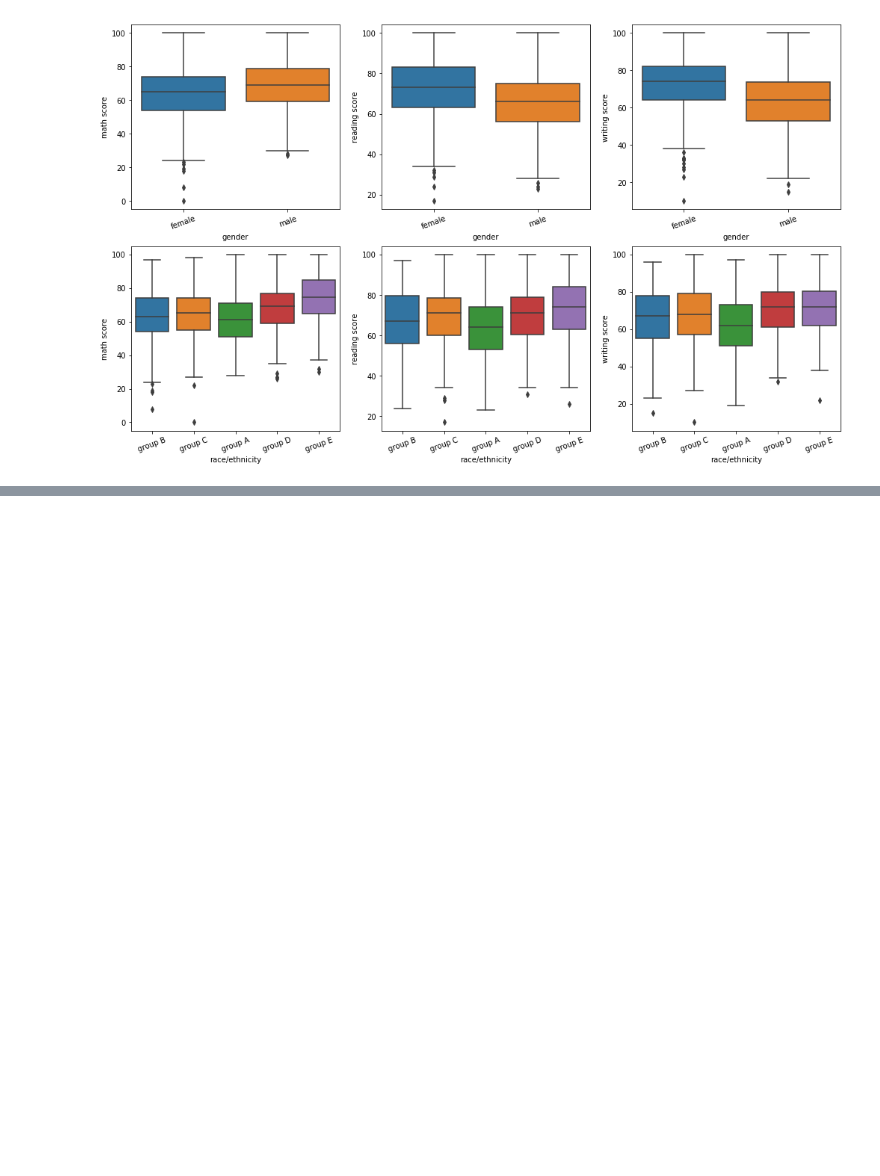
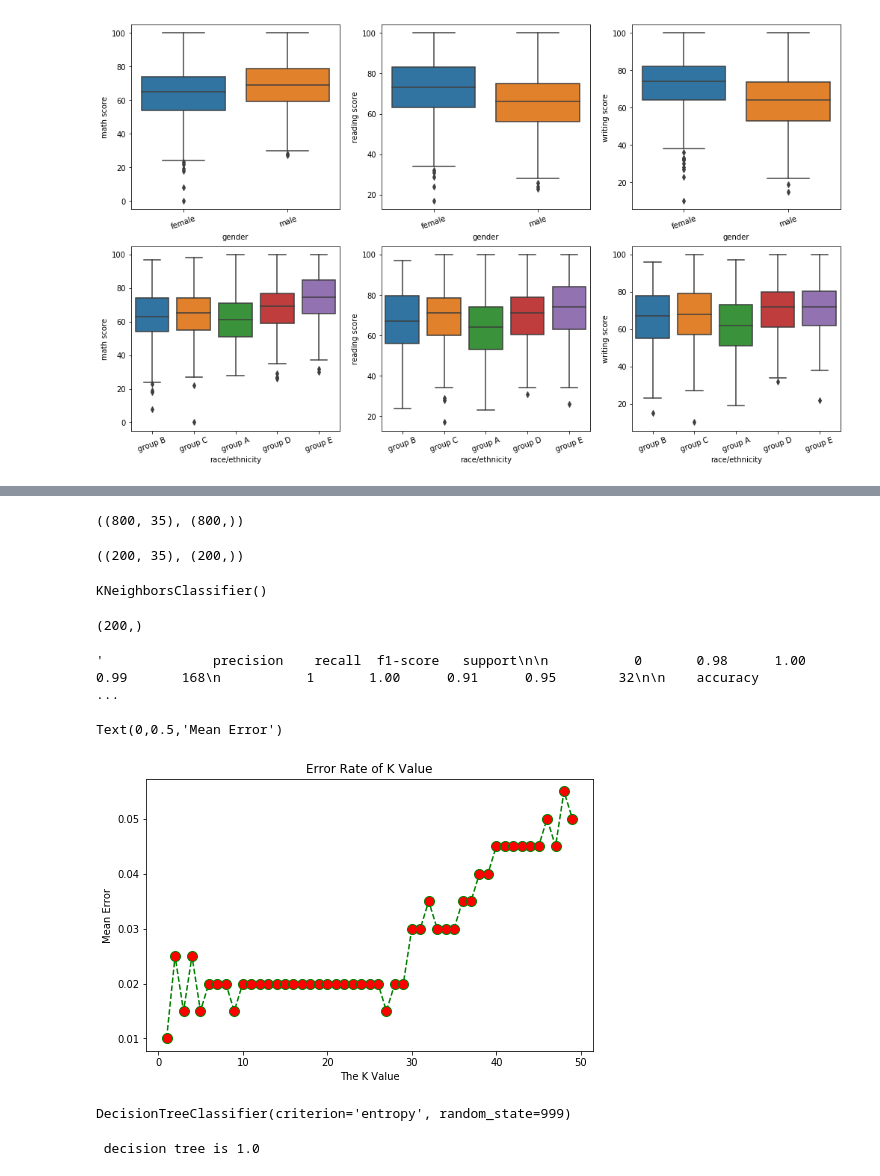
Before and after one commit to jimohola/MACHINE-LEARNING-PROJECT, a Jupyter notebook: Scene_Segmentation_Machine_Learning_Project.ipynb, the cells around one changed output, grey strips where cells are left out. Saved outputs shown, nothing was run; the diff lists cells and outputs as text; code cells hidden in the pictures; blank space fills up the shorter version.

```diff
--- a/Scene_Segmentation_Machine_Learning_Project.ipynb
+++ b/Scene_Segmentation_Machine_Learning_Project.ipynb
@@ -163,0 +185,58 @@ one_hot_encoding.head(6)
+# %%
+#Trying to perform 80/20 Data Split
+from sklearn.model_selection import train_test_split
+X_train, X_test, y_train, y_test = train_test_split(X, y, test_size=0.20)
+# %%
+#Checking the dimension of our data
+X_train.shape, y_train.shape
+# %% [output]
+((800, 35), (800,))
+# %%
+X_test.shape, y_test.shape
+# %% [output]
+((200, 35), (200,))
+# %%
+from sklearn.preprocessing import StandardScaler
+scaler = StandardScaler()
+scaler.fit(X_train)
+
+X_train = scaler.transform(X_train)
+X_test = scaler.transform(X_test)
+# %%
+classifier = KNeighborsClassifier(n_neighbors=5)
+classifier.fit(X_train, y_train)
+# %% [output]
+KNeighborsClassifier()
+# %%
+#The final step is to make predictions on our test data.
+y_pred = classifier.predict(X_test)
+y_pred.shape
+# %% [output]
+(200,)
+# %%
+from sklearn.metrics import classification_report, confusion_matrix
+#confusion_matrix(y_test, y_pred)
+prediction = classification_report(y_test, y_pred)
+prediction
+# %% [output]
+'              precision    recall  f1-score   support\n\n           0       0.98      1.00      0.99       168\n           1       1.00      0.91      0.95        32\n\n    accuracy                   ...
+# %%
+#DecisionTree_model = DecisionTreeClassifier(criterion = "entropy", random_state = 999).fit(train_X, train_Y)
+error = []
+
+# Calculating error for K values between 1 and 200
+for i in range(1, 50):
+    knn = KNeighborsClassifier(n_neighbors=i)
+    knn.fit(X_train, y_train)
+    pred_i = knn.predict(X_test)
+    error.append(np.mean(pred_i != y_test))
+# %%
+plt.figure(figsize=(8, 5))
+plt.plot(range(1, 50), error, color='green', linestyle='dashed', marker='o',
+         markerfacecolor='red', markersize=10)
+plt.title('Error Rate of K Value')
+plt.xlabel('The K Value')
+plt.ylabel('Mean Error')
+# %% [output]
+Text(0,0.5,'Mean Error')
+[figure, added]
@@ -163,0 +245,4 @@ one_hot_encoding.head(6)
+# %%
+dt = DecisionTreeClassifier(criterion = "entropy", random_state = 999).fit(X_train, y_train)
+# %% [output]
+DecisionTreeClassifier(criterion='entropy', random_state=999)
@@ -163,0 +251,4 @@ one_hot_encoding.head(6)
+# %%
+print('\n decision tree is', Decision_Tree)
+# %% [output]
+ decision tree is 1.0
```
Also changed, not shown: parts of 9 cells of this notebook.
